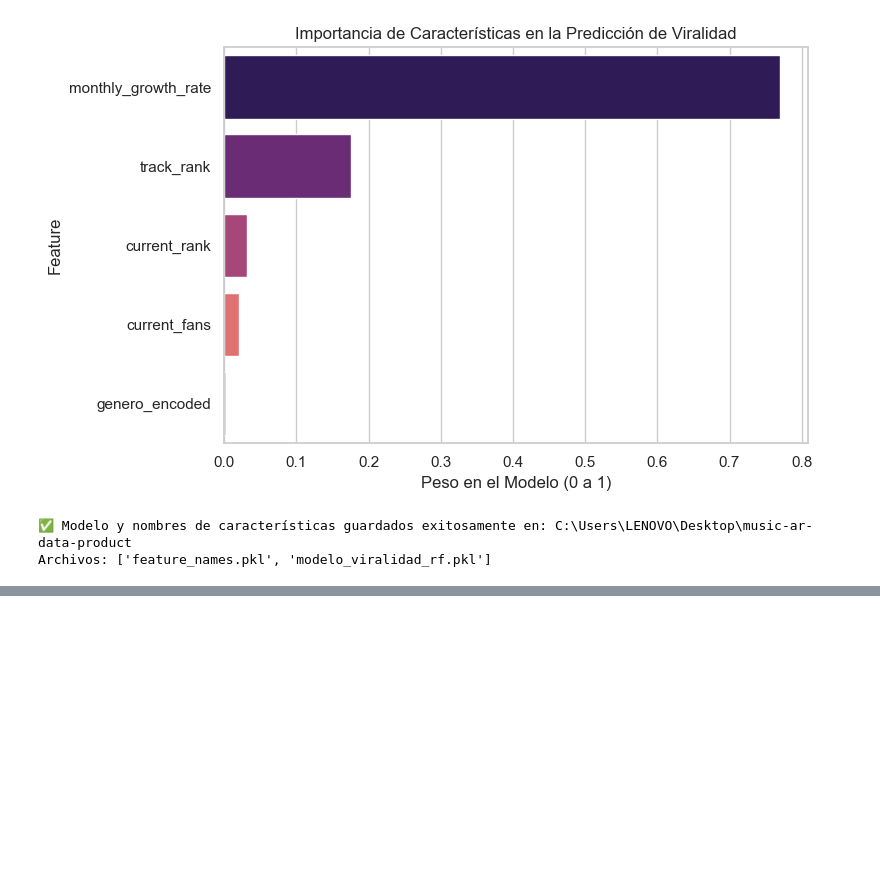
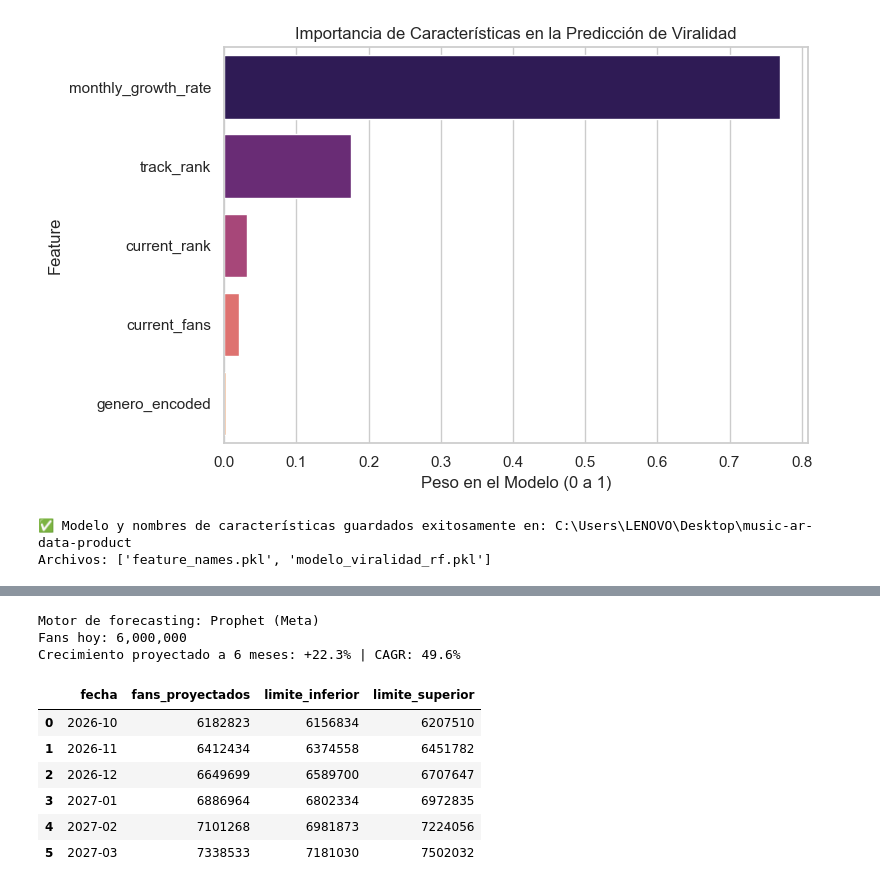
Before and after one commit to ned913msd/music-ar-scouting-platform, a Jupyter notebook: notebooks/01_virality_prediction.ipynb, the cells around one changed output, grey strips where cells are left out. Drawn from its saved outputs; the diff is of its cells as text; code cells hidden in the pictures; blank space fills up the shorter version.

```diff
--- a/notebooks/01_virality_prediction.ipynb
+++ b/notebooks/01_virality_prediction.ipynb
@@ -252,0 +262,12 @@ Archivos: ['feature_names.pkl', 'modelo_viralidad_rf.pkl']
+# %%
+import sys, os
+sys.path.insert(0, os.path.abspath("../scripts"))
+
+from forecast_fans import fit_and_forecast
+
+resultado = fit_and_forecast(save_png=False)
+print(f"Motor de forecasting: {resultado['engine']}")
+print(f"Fans hoy: {resultado['fans_hoy']:,}")
+print(f"Crecimiento proyectado a 6 meses: +{resultado['crecimiento_6m_pct']}% | CAGR: {resultado['cagr_anualizado_pct']}%")
+resultado['forecast']
+# %% [output]
@@ -252,0 +277,10 @@ Archivos: ['feature_names.pkl', 'modelo_viralidad_rf.pkl']
+Motor de forecasting: Prophet (Meta)
+Fans hoy: 6,000,000
+Crecimiento proyectado a 6 meses: +22.3% | CAGR: 49.6%
+|  | fecha | fans_proyectados | limite_inferior | limite_superior |
+| 0 | 2026-10 | 6182823 | 6156834 | 6207510 |
+| 1 | 2026-11 | 6412434 | 6374558 | 6451782 |
+| 2 | 2026-12 | 6649699 | 6589700 | 6707647 |
+| 3 | 2027-01 | 6886964 | 6802334 | 6972835 |
+| 4 | 2027-02 | 7101268 | 6981873 | 7224056 |
+| 5 | 2027-03 | 7338533 | 7181030 | 7502032 |
```
Also changed, not shown: parts of 4 cells of this notebook, 9 other files.
